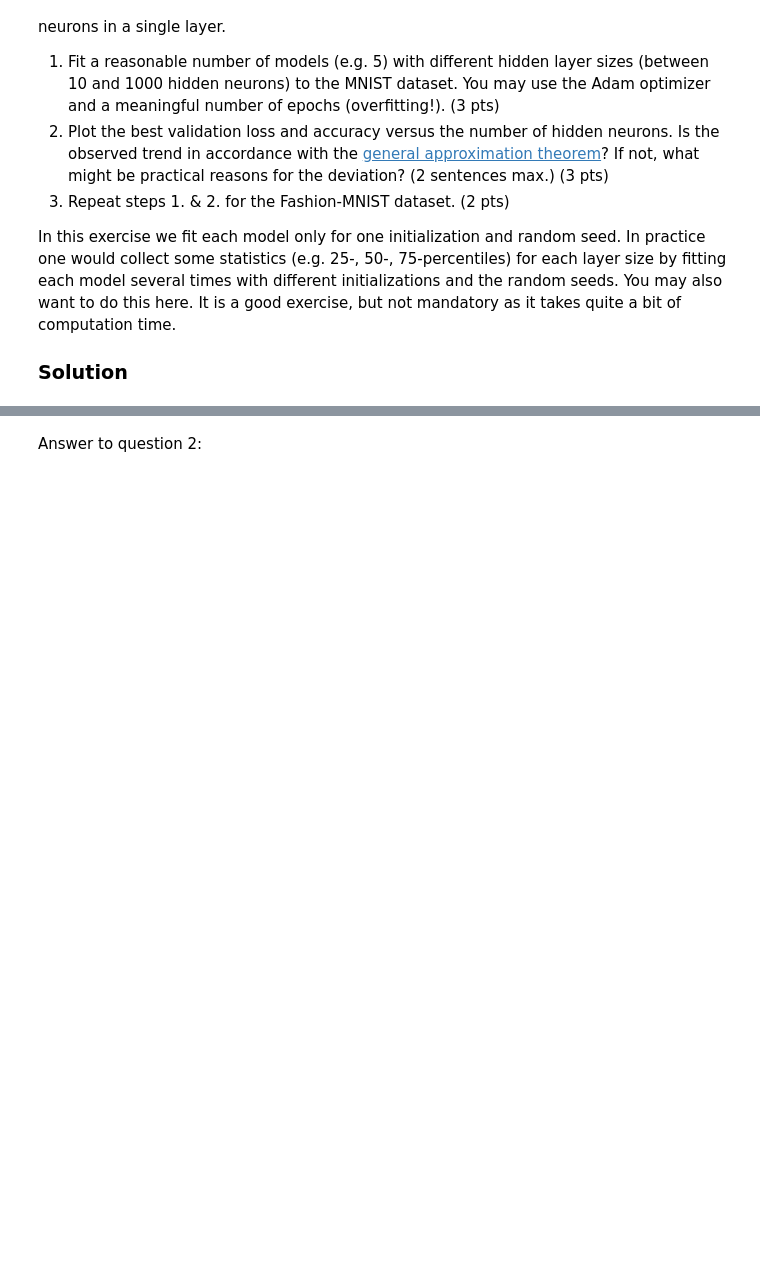
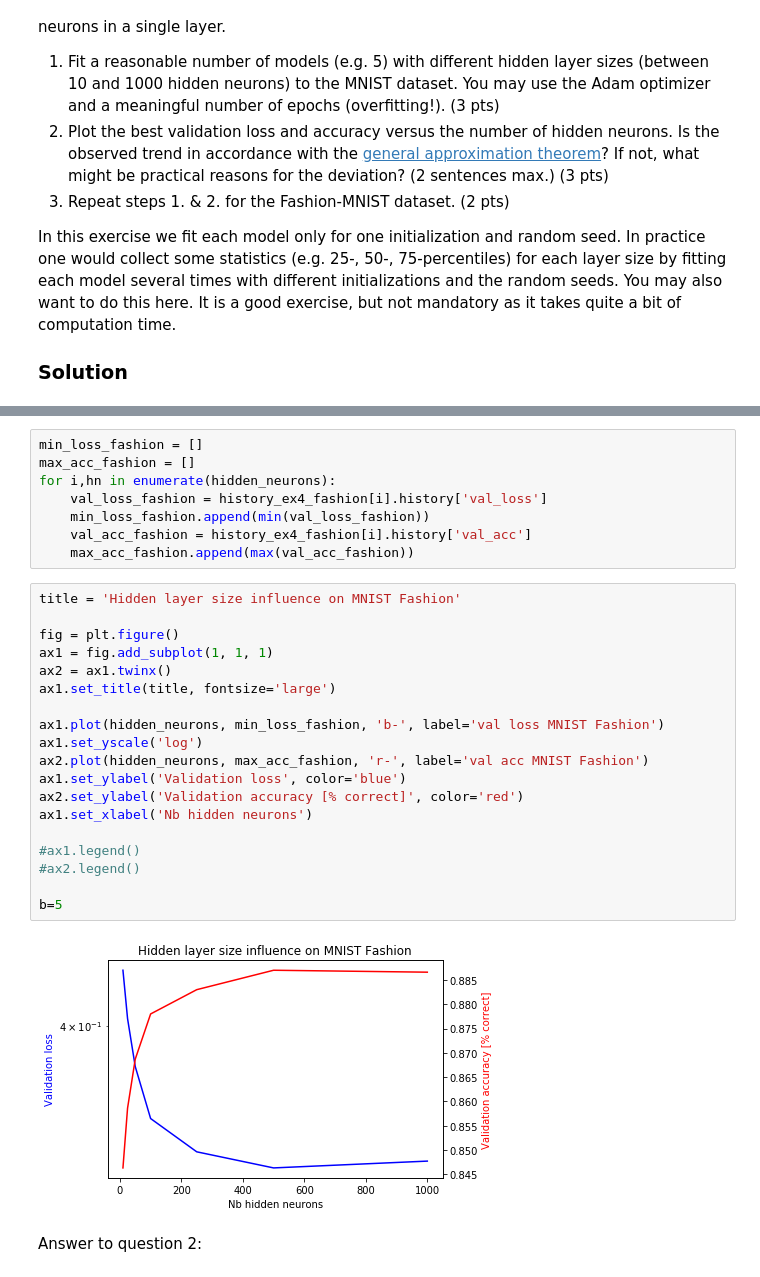
Before and after one commit to HannesRovina/ANN-Miniprojects2019, a Jupyter notebook: miniproject1.ipynb, the cells around one changed output, grey strips where cells are left out. Saved outputs shown, nothing was run; the diff lists cells and outputs as text; blank space fills up the shorter version.

```diff
--- a/miniproject1.ipynb
+++ b/miniproject1.ipynb
@@ -490,3 +593,32 @@ In this exercise we fit each model only for one initialization and random seed.
+# %%
+min_loss_fashion = []
+max_acc_fashion = []
+for i,hn in enumerate(hidden_neurons):
+    val_loss_fashion = history_ex4_fashion[i].history['val_loss']
+    min_loss_fashion.append(min(val_loss_fashion))
+    val_acc_fashion = history_ex4_fashion[i].history['val_acc']
+    max_acc_fashion.append(max(val_acc_fashion))
+# %%
+title = 'Hidden layer size influence on MNIST Fashion'
+
+fig = plt.figure()
+ax1 = fig.add_subplot(1, 1, 1)
+ax2 = ax1.twinx()
+ax1.set_title(title, fontsize='large')
+
+ax1.plot(hidden_neurons, min_loss_fashion, 'b-', label='val loss MNIST Fashion')
+ax1.set_yscale('log')
+ax2.plot(hidden_neurons, max_acc_fashion, 'r-', label='val acc MNIST Fashion')
+ax1.set_ylabel('Validation loss', color='blue')
+ax2.set_ylabel('Validation accuracy [% correct]', color='red')
+ax1.set_xlabel('Nb hidden neurons')
+
+#ax1.legend()
+#ax2.legend()
+
+b=5
+# %% [output]
+[figure, added]
 # %% [markdown]
 Answer to question 2:
 # %% [markdown]
```
Also changed, not shown: parts of 4 cells of this notebook.
